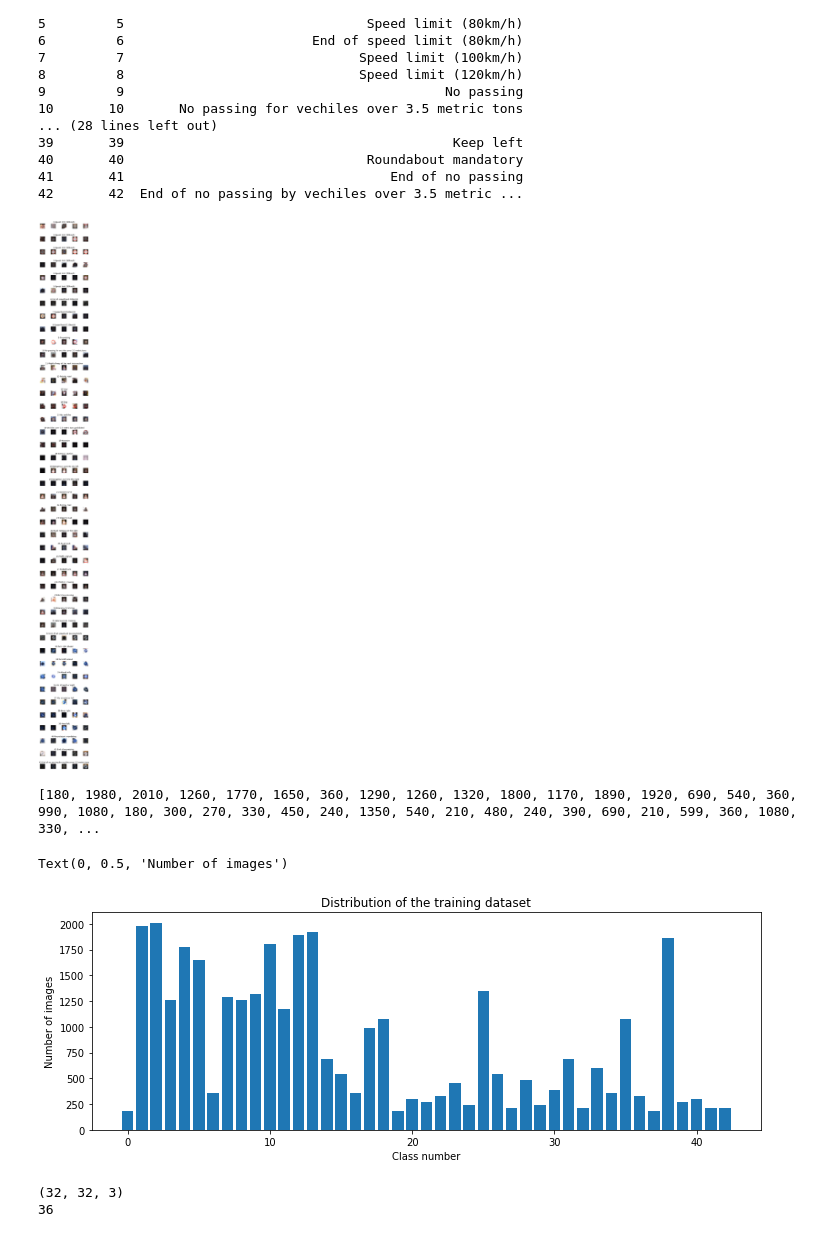
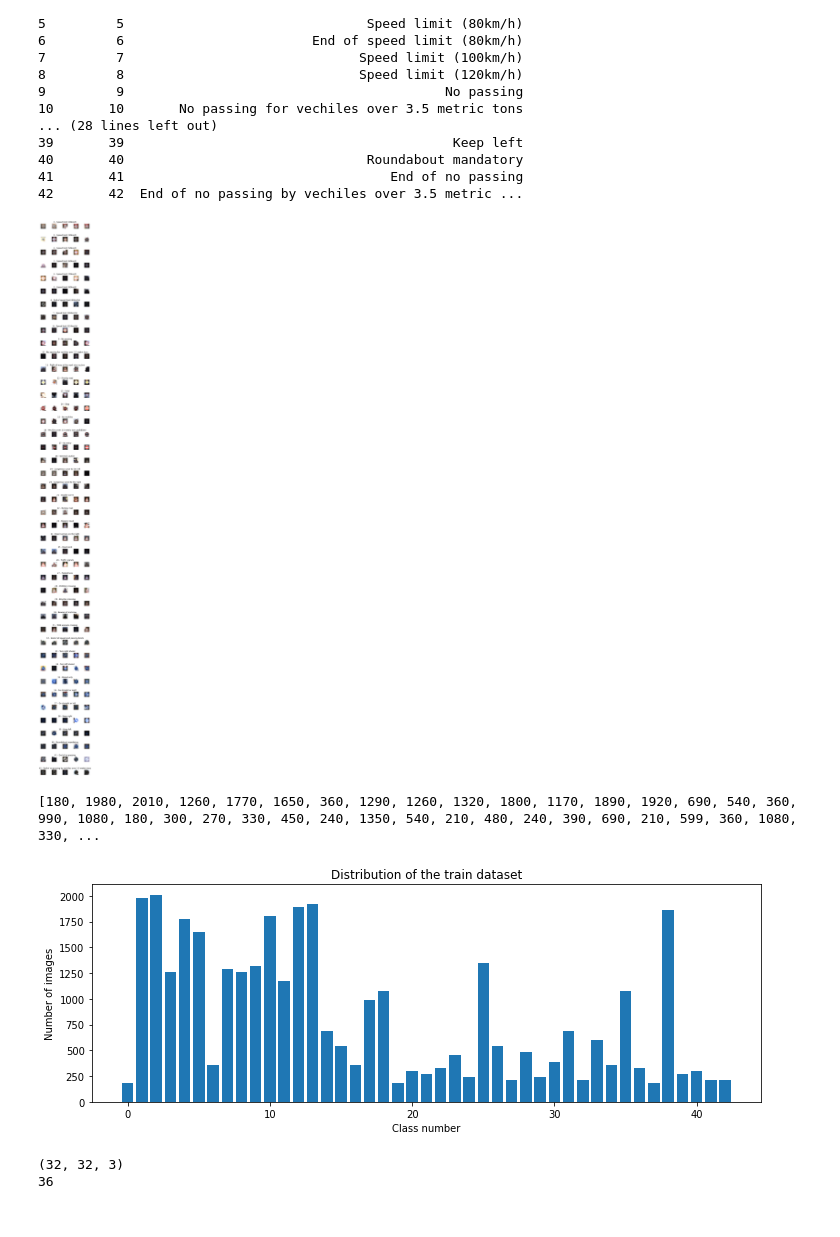
Before and after one commit to anand289/self_driving, a Jupyter notebook: 7_Classifying_Traffic_Signs/Traffic Signs.ipynb, the cells around one changed output. Saved outputs shown, nothing was run; the diff lists cells and outputs as text; code cells hidden in the pictures.

Commit message:
modified trafic sign code

```diff
--- a/7_Classifying_Traffic_Signs/Traffic Signs.ipynb
+++ b/7_Classifying_Traffic_Signs/Traffic Signs.ipynb
@@ -73,35 +73,35 @@ print(data)
 41       41                                  End of no passing
 42       42  End of no passing by vechiles over 3.5 metric ...
 # %%
-num_of_samples = []
+num_of_samples=[]
 
 cols = 5
 num_classes = 43
 
-fig, axs = plt.subplots(nrows=num_classes, ncols = cols, figsize=(5, 50))
+fig, axs = plt.subplots(nrows=num_classes, ncols=cols, figsize=(5,50))
 fig.tight_layout()
 
 for i in range(cols):
     for j, row in data.iterrows():
-        x_selected = X_train[y_train == j]
-        axs[j][i].imshow(x_selected[random.randint(0, len(x_selected - 1)), :, :], cmap=plt.get_cmap("gray"))
-        axs[j][i].axis("off")
-        if i == 2:
-            axs[j][i].set_title(str(j)+"-"+row['SignName'])
-            num_of_samples.append(len(x_selected))
+      x_selected = X_train[y_train == j]
+      axs[j][i].imshow(x_selected[random.randint(0,(len(x_selected) - 1)), :, :], cmap=plt.get_cmap('gray'))
+      axs[j][i].axis("off")
+      if i == 2:
+        axs[j][i].set_title(str(j) + " - " + row["SignName"])
+        num_of_samples.append(len(x_selected))
 # %% [output]
-[figure, old version]
+[figure, new version]
 # %%
 print(num_of_samples)
 plt.figure(figsize=(12, 4))
 plt.bar(range(0, num_classes), num_of_samples)
-plt.title("Distribution of the training dataset")
+plt.title("Distribution of the train dataset")
 plt.xlabel("Class number")
 plt.ylabel("Number of images")
+plt.show()
 # %% [output]
 [180, 1980, 2010, 1260, 1770, 1650, 360, 1290, 1260, 1320, 1800, 1170, 1890, 1920, 690, 540, 360, 990, 1080, 180, 300, 270, 330, 450, 240, 1350, 540, 210, 480, 240, 390, 690, 210, 599, 360, 1080, 330, ...
-Text(0, 0.5, 'Number of images')
-[figure, old version]
+[figure, new version]
 # %%
 import cv2
 
```
Also changed, not shown: parts of 15 cells of this notebook, 1 other file.
